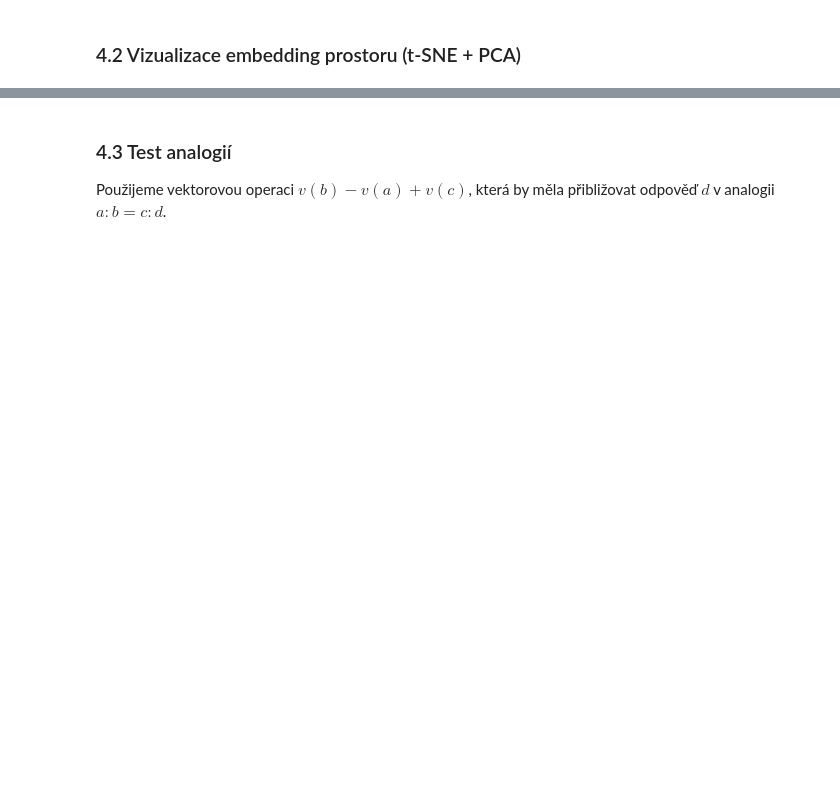
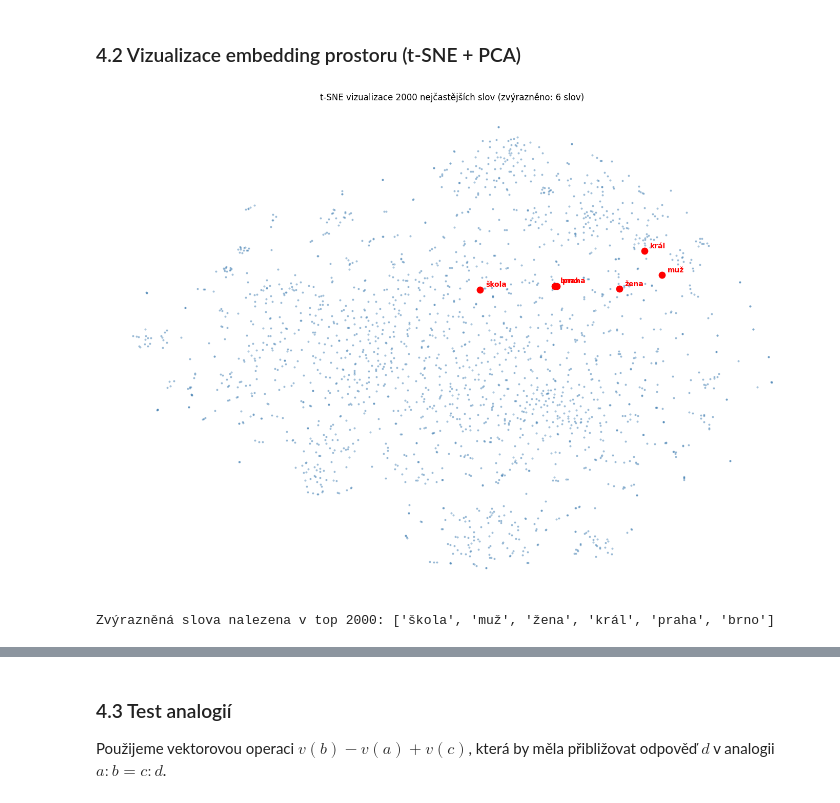
Before and after one commit to Ajraa/MATD, a Jupyter notebook: cv9/cv9.ipynb, the cells around one changed output, grey strips where cells are left out. Drawn from its saved outputs; the diff is of its cells as text; code cells hidden in the pictures; blank space fills up the shorter version.

```diff
--- a/cv9/cv9.ipynb
+++ b/cv9/cv9.ipynb
@@ -42,8 +54,8 @@ from keras.callbacks import LambdaCallback
 
 **Předpoklad:** V adresáři `cv9/` existuje soubor `corpus.txt` obsahující český text (jeden nebo více dokumentů). Soubor si stáhněte samostatně, např. výřez české Wikipedie nebo jiný korpus z HuggingFace.
 # %%
-CORPUS_FILE   = 'corpus.txt'   # Cesta ke korpusu (upravte dle potřeby)
-VOCAB_SIZE    = 10_000         # Počet nejčastějších slov ve slovníku
+CORPUS_FILE   = 'cs.txt'   # Cesta ke korpusu
+VOCAB_SIZE    = 20_000         # Počet nejčastějších slov ve slovníku
 CONTEXT_SIZE  = 2              # Okno kontextu (2 vlevo + 2 vpravo)
 EMBED_DIM     = 100            # Dimenze embeddingů
 BATCH_SIZE    = 512
@@ -260,39 +334,44 @@ for word in test_words:
 # %% [markdown]
 ### 4.2 Vizualizace embedding prostoru (t-SNE + PCA)
 # %%
-# Vizualizace pro 500 nejčastějších slov (přeskočíme <UNK>)
-N_VIS = 500
+N_VIS = 2000
 vis_words = [w for w, _ in most_common[:N_VIS]]
 vis_idxs  = [word2idx[w] for w in vis_words]
 vis_vecs  = embedding_matrix[vis_idxs]
 
-# t-SNE redukce
-tsne = TSNE(n_components=2, random_state=42, perplexity=30, n_iter=1000)
+tsne = TSNE(n_components=2, random_state=42, perplexity=40)
 vis_2d = tsne.fit_transform(vis_vecs)
 
+# Slova pro zvýraznění (lowercase — tokenizace vše převádí)
+highlight = ["pes", "kočka", "škola", "učitel", "krásný", "ošklivý",
+             "muž", "žena", "král", "praha", "brno"]
+highlight = [w for w in highlight if w in word2idx and w in vis_words]
+
 fig, ax = plt.subplots(figsize=(14, 10))
-ax.scatter(vis_2d[:, 0], vis_2d[:, 1], s=5, alpha=0.6)
 
-# Popis vybraných slov
-highlight = ['pes', 'kočka', 'škola', 'učitel', 'krásný', 'ošklivý',
-             'muž', 'žena', 'král', 'Praha', 'Brno']
+# Šedé body pro nevybrané slova
+mask = [i for i, w in enumerate(vis_words) if w not in highlight]
+ax.scatter(vis_2d[mask, 0], vis_2d[mask, 1], s=4, alpha=0.4, color="steelblue")
+
+# Zvýrazněné body
 for word in highlight:
-    if word in word2idx:
-        idx_pos = vis_words.index(word) if word in vis_words else None
-        if idx_pos is not None:
-            ax.annotate(word, xy=vis_2d[idx_pos], fontsize=10,
-                        color='red', fontweight='bold')
+    idx_pos = vis_words.index(word)
+    ax.scatter(vis_2d[idx_pos, 0], vis_2d[idx_pos, 1],
+               s=80, color="red", zorder=5)
+    ax.annotate(word, xy=(vis_2d[idx_pos, 0], vis_2d[idx_pos, 1]),
+                xytext=(8, 4), textcoords="offset points",
+                fontsize=10, color="red", fontweight="bold")
 
-ax.set_title(f't-SNE vizualizace {N_VIS} nejčastějších slov')
-ax.axis('off')
+if not highlight:
+    ax.set_title(f"t-SNE vizualizace {N_VIS} nejčastějších slov (žádné ze zvýrazněných není v top {N_VIS})")
+else:
+    ax.set_title(f"t-SNE vizualizace {N_VIS} nejčastějších slov (zvýrazněno: {len(highlight)} slov)")
+ax.axis("off")
 plt.tight_layout()
-plt.savefig('tsne_embeddings.png', dpi=150)
 plt.show()
 
-print("""
-Hodnocení t-SNE:
-Pokud jsou embeddingy kvalitní, měly by být sémanticky příbuzná slova v 2D prostoru
-blízko sebe (např. zvířata, geografické názvy, adjektiva). Shlukování slov podobné
-kategorie je indikátorem smysluplných reprezentací.
-""")
+print(f"Zvýrazněná slova nalezena v top {N_VIS}: {highlight}")
+# %% [output]
+[figure, added]
+Zvýrazněná slova nalezena v top 2000: ['škola', 'muž', 'žena', 'král', 'praha', 'brno']
 # %%
```
Also changed, not shown: parts of 16 cells of this notebook, 4 other files.
